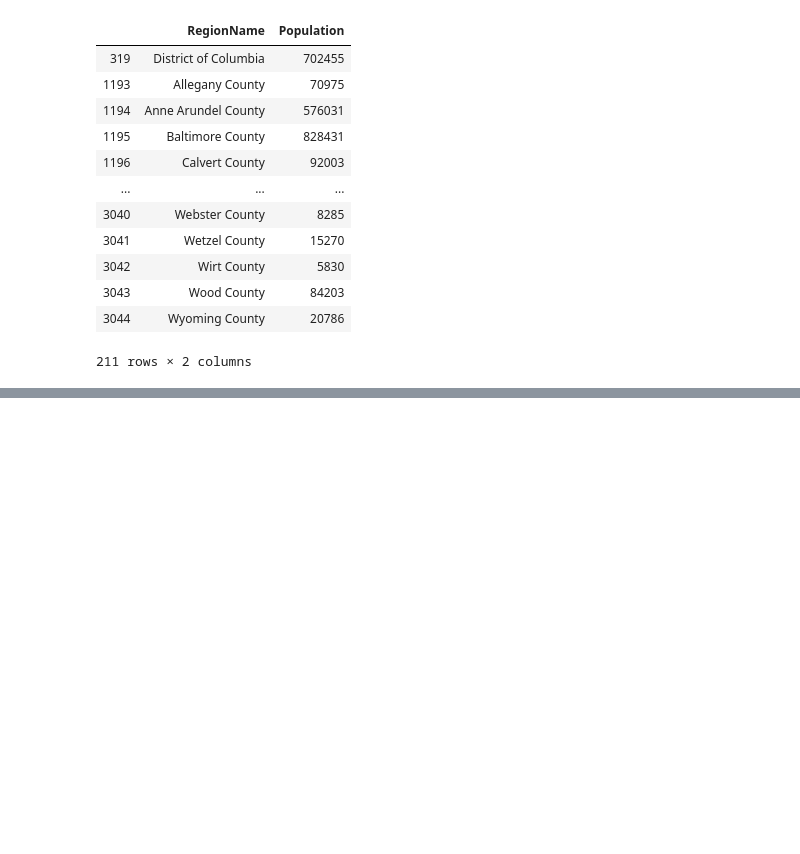
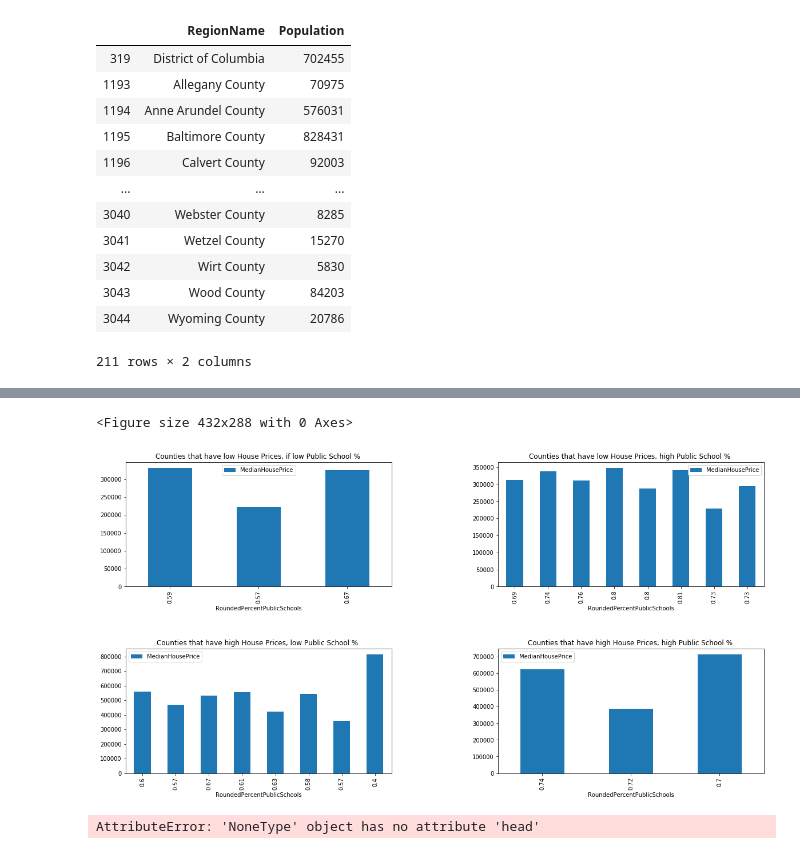
Before and after one commit to muoyo/dc-metro-housing, a Jupyter notebook: dchousing.ipynb, the cells around one changed output, grey strips where cells are left out. Cells and saved outputs as stored; diff of their text form; code cells hidden in the pictures; blank space fills up the shorter version.

```diff
--- a/dchousing.ipynb
+++ b/dchousing.ipynb
@@ -522,0 +562,20 @@ df_dcmetro_merged_pop
+# %%
+# Top Left Quadrant
+df1 = df_dcmetro_merged.loc[(df_dcmetro_merged['MedianHousePrice'] <= dcmetro_median_house_price) &
+                        (df_dcmetro_merged['PercentPublicSchools'] <= dcmetro_median_pct_public_schools)]
+
+# Top Right Quadrant
+df2 = df_dcmetro_merged.loc[(df_dcmetro_merged['MedianHousePrice'] <= dcmetro_median_house_price) &
+                              (df_dcmetro_merged['PercentPublicSchools'] > dcmetro_median_pct_public_schools)]
+
+# Bottom Left Quadrant
+df3 = df_dcmetro_merged.loc[(df_dcmetro_merged['MedianHousePrice'] > dcmetro_median_house_price) &
+                              (df_dcmetro_merged['PercentPublicSchools'] <= dcmetro_median_pct_public_schools)]
+# Bottom Right Quadrant
+df4 = df_dcmetro_merged.loc[(df_dcmetro_merged['MedianHousePrice'] > dcmetro_median_house_price) &
+                              (df_dcmetro_merged['PercentPublicSchools'] > dcmetro_median_pct_public_schools)]
+# %%
+df1.insert(14,"RoundedPercentPublicSchools", round(df1['PercentPublicSchools'],2))
+df2.insert(14,"RoundedPercentPublicSchools", round(df2['PercentPublicSchools'],2))
+df3.insert(14,"RoundedPercentPublicSchools", round(df3['PercentPublicSchools'],2))
+df4.insert(14,"RoundedPercentPublicSchools", round(df4['PercentPublicSchools'],2))
@@ -522,0 +589,34 @@ df_dcmetro_merged_pop
+# %%
+fig = plt.figure()
+plt.figure(figsize=(20, 10))
+
+# Top Left Quadrant
+ax1 = plt.subplot(2, 2, 1)
+df1.plot(x="RoundedPercentPublicSchools", y=["MedianHousePrice" ], kind="bar", ax= ax1)
+ax1.set_title("Counties that have low House Prices, if low Public School % ")
+
+# Top Right Quadrant
+ax2 = plt.subplot(2, 2, 2)
+df2.plot(x="RoundedPercentPublicSchools", y=["MedianHousePrice" ], kind="bar", ax =ax2)
+ax2.set_title("Counties that have low House Prices, high Public School % ")
+
+# Bottom Left Quadrant
+ax3 = plt.subplot(2, 2, 3)
+df3.plot(x="RoundedPercentPublicSchools", y=["MedianHousePrice" ], kind="bar", ax= ax3)
+ax3.set_title("Counties that have high House Prices, low Public School % ")
+
+# Bottom Right Quadrant
+ax4 = plt.subplot(2, 2, 4)
+df4.plot(x="RoundedPercentPublicSchools", y=["MedianHousePrice" ], kind="bar", ax= ax4)
+ax4.set_title("Counties that have high House Prices, high Public School % ")
+
+plt.subplots_adjust(wspace= 0.40, hspace= 0.50)
+
+plt.show()
+# %% [output]
+<Figure size 432x288 with 0 Axes>
+[figure, added]
+# %%
+df1.head()
+# %% [output]
+AttributeError: 'NoneType' object has no attribute 'head'
```
Also changed, not shown: parts of 11 cells of this notebook.
